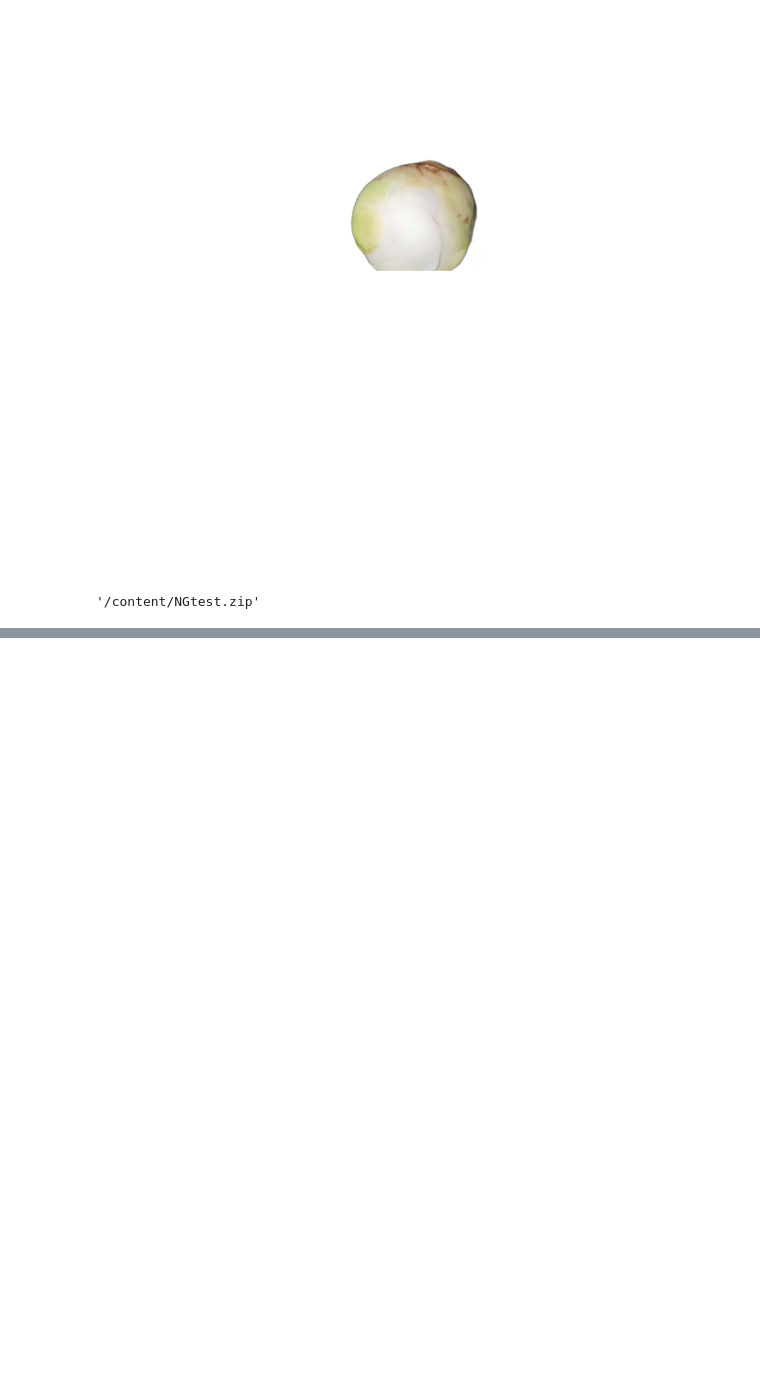
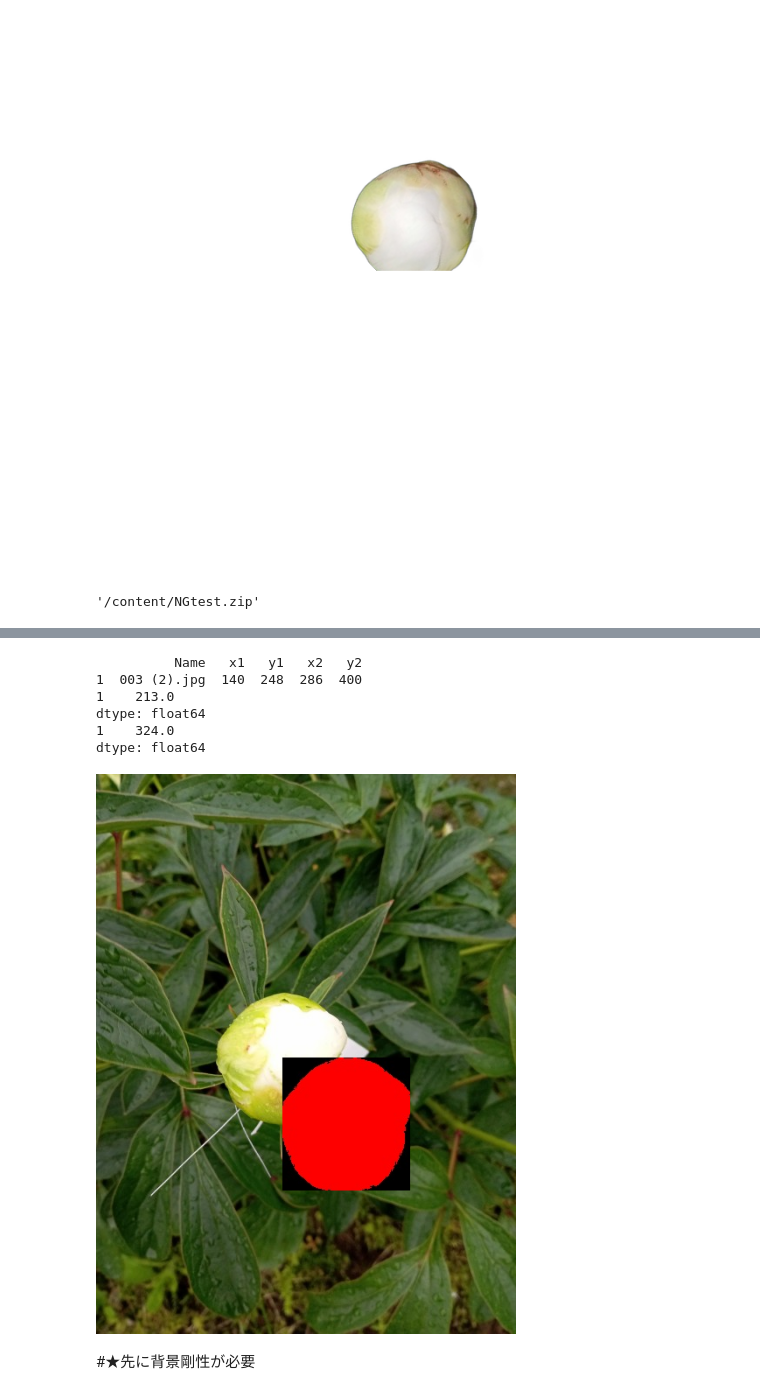
Before and after one commit to 1900690/image-movie-editing, a Jupyter notebook: 背景と合成.ipynb, the cells around one changed output, grey strips where cells are left out. Cells and saved outputs as stored; diff of their text form; code cells hidden in the pictures; blank space fills up the shorter version.

Commit message:
Colab を使用して作成されました

```diff
--- a/背景と合成.ipynb
+++ b/背景と合成.ipynb
@@ -186,0 +189,5 @@ shutil.make_archive('/content/NGtest', 'zip', '/content/output')
+# %%
+import pandas as pd
+
+df = pd.read_csv('/content/csv/annotations.csv', usecols=['Name', 'x1', 'y1', 'x2', 'y2'])
+print(df)
@@ -186,0 +209,36 @@ shutil.make_archive('/content/NGtest', 'zip', '/content/output')
+# %%
+import glob
+import os
+
+img_name = sorted(glob.glob('/content/foward/*.png'))
+test = os.path.basename(img_name[0])
+filtered_df = df[df['Name'].str.contains(test[:4])]  # Store the filtered DataFrame
+print(filtered_df)
+dx=(filtered_df['x1']+filtered_df['x2'])/2
+dy=(filtered_df['y1']+filtered_df['y2'])/2
+print(dx)
+print(dy)
+# %% [output]
+          Name   x1   y1   x2   y2
+1  003 (2).jpg  140  248  286  400
+1    213.0
+dtype: float64
+1    324.0
+dtype: float64
+# %%
+import cv2
+from google.colab.patches import cv2_imshow
+
+fore_img = cv2.imread('/content/foward/003 (2)_0.png')
+back_img = cv2.imread('/content/original/003 (2).jpg')
+
+dx=int(dx) # Directly cast dx to an integer
+dy=int(dy) # Directly cast dy to an integer
+h, w = fore_img.shape[:2]
+back_img[dy:dy+h, dx:dx+w] = fore_img
+
+cv2_imshow(back_img)
+# %% [output]
+[figure, added]
+# %% [markdown]
+#★先に背景剛性が必要
```
Also changed, not shown: parts of 5 cells of this notebook.
